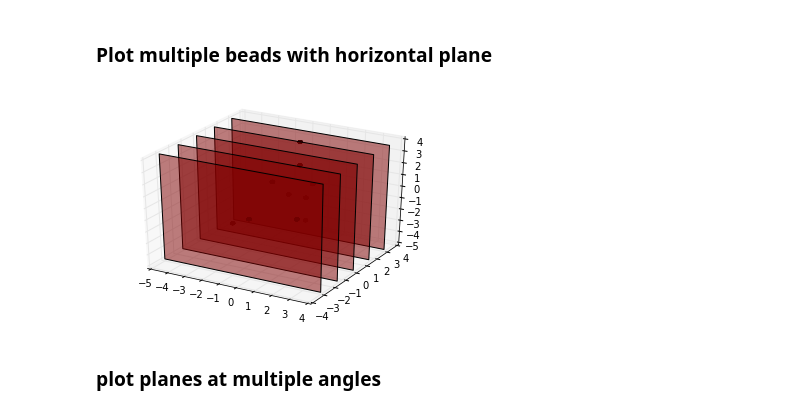
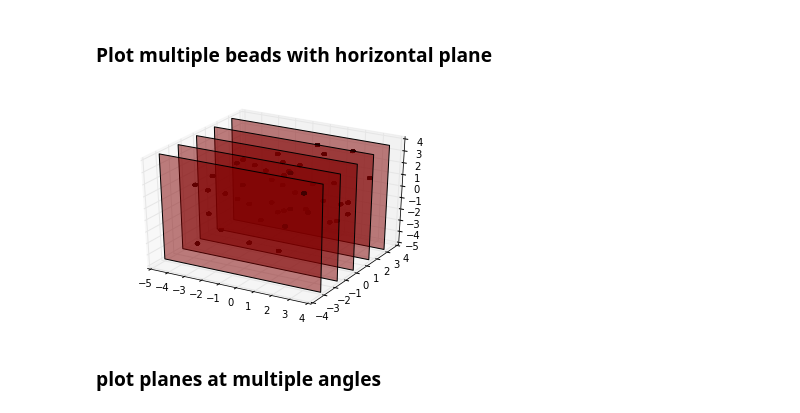
Before and after one commit to lhogstrom/ThornsInRoses, a Jupyter notebook: SPIM_simulation/SPIM_bead_simulation.ipynb, the cells around one changed output. Saved outputs shown, nothing was run; the diff lists cells and outputs as text; code cells hidden in the pictures.

```diff
--- a/SPIM_simulation/SPIM_bead_simulation.ipynb
+++ b/SPIM_simulation/SPIM_bead_simulation.ipynb
@@ -73,34 +73,34 @@ def make_plane(xoff,yoff,zoff,normal,grid_range,ref_plane='z'):
 ### Plot multiple beads with horizontal plane ###
 # %%
 beadSize = .1
-nBeads = 10
+nBeads = 50
 fig = plt.figure()
 ax = fig.add_subplot(111, projection='3d')
 # add multiple beads
 for i in range(nBeads):
     irand = np.random.random_integers(-3,3,size=3)
     x,y,z = addBead(beadSize, irand[0], irand[1], irand[2])
     ax.plot_surface(x, y, z,  rstride=4, cstride=4, color='b')
 
 grid_range = np.arange(-5,5)
 for j in [-3,-1.5,0,1.5,3]:
 #for j in [0]:
     ### horizontal
     #normal = np.array([0, 0, 1])
     #xx, yy, z2 = make_plane(0,0,j,normal,grid_range,ref_plane='z')
     ### orthogonal to x
     #normal = np.array([1, 0, 0])
     #xx, yy, z2 = make_plane(j,0,0,normal,grid_range,ref_plane='x')
     ### orthogonal to y
     normal = np.array([0, 1, 0])
     xx, yy, z2 = make_plane(0,j,0,normal,grid_range,ref_plane='y')
     ### orthogonal to (1,1,0)
     #normal = np.array([1, 1, 0])
     #xx, yy, z2 = make_plane(0,j,0,normal,grid_range,ref_plane='y')
     ax.plot_surface(xx, yy, z2, color='r',alpha=0.5)
 show()
 # %% [output]
-[figure, old version]
+[figure, new version]
 # %% [markdown]
 ### plot planes at multiple angles ###
 # %%
```
Also changed, not shown: parts of 1 cell of this notebook.
